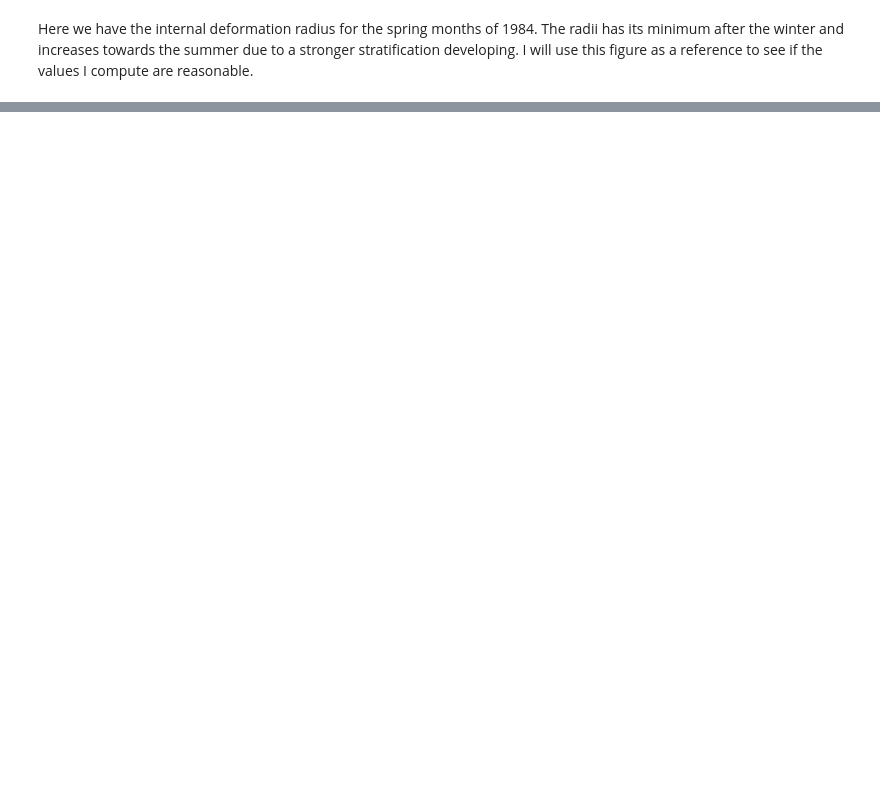
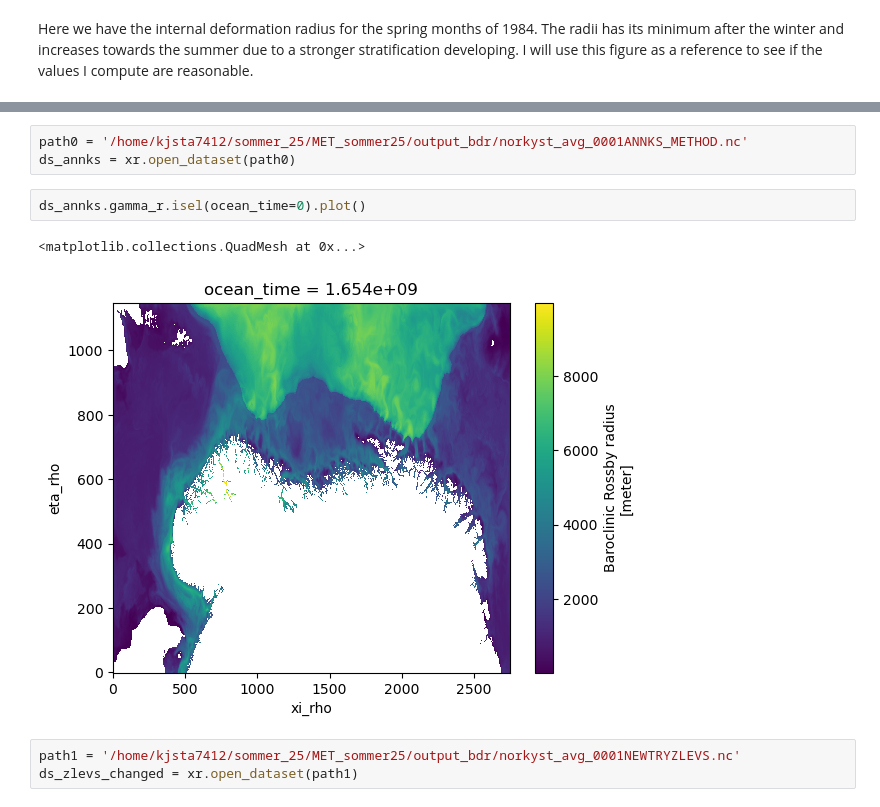
Before and after one commit to kjes4pres/MET_sommer25, a Jupyter notebook: windmill_analysis.ipynb, the cells around one changed output, grey strips where cells are left out. Drawn from its saved outputs; the diff is of its cells as text; blank space fills up the shorter version.

Commit message:
trying out Annks method for rossby radius

```diff
--- a/windmill_analysis.ipynb
+++ b/windmill_analysis.ipynb
@@ -45,0 +64,11 @@ warnings.filterwarnings("ignore")
+# %%
+path0 = '/home/kjsta7412/sommer_25/MET_sommer25/output_bdr/norkyst_avg_0001ANNKS_METHOD.nc'
+ds_annks = xr.open_dataset(path0)
+# %%
+ds_annks.gamma_r.isel(ocean_time=0).plot()
+# %% [output]
+<matplotlib.collections.QuadMesh at 0x...>
+[figure, added]
+# %%
+path1 = '/home/kjsta7412/sommer_25/MET_sommer25/output_bdr/norkyst_avg_0001NEWTRYZLEVS.nc'
+ds_zlevs_changed = xr.open_dataset(path1)
```
Also changed, not shown: parts of 11 cells of this notebook.
